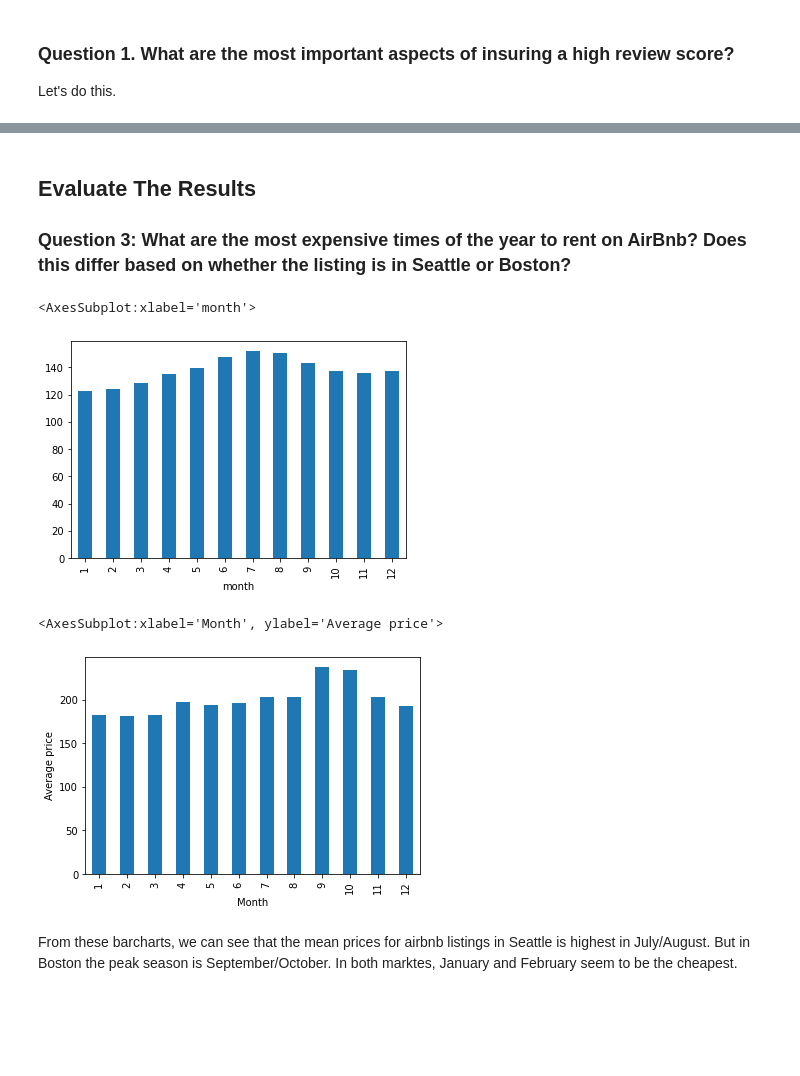
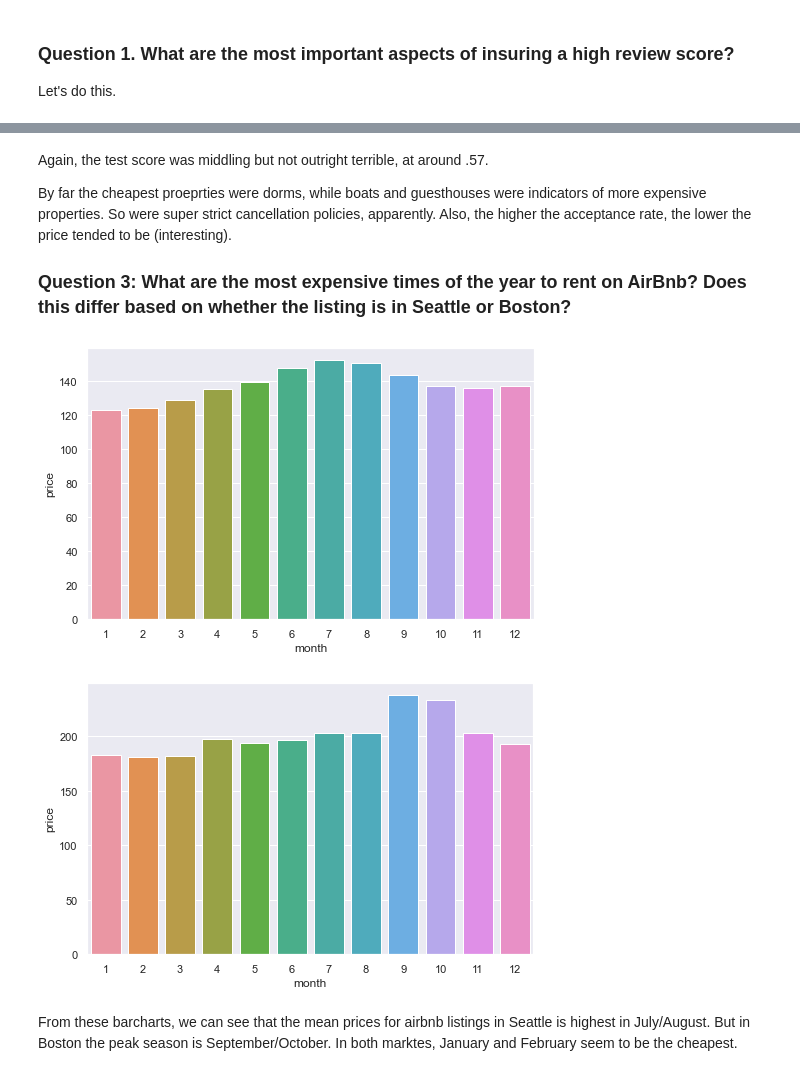
Before and after one commit to venknat/udacity-data-science, a Jupyter notebook: project1_blog_post/Udacity Making A Data Science Blog Post Project.ipynb, the cells around one changed output, grey strips where cells are left out. Drawn from its saved outputs; the diff is of its cells as text; code cells hidden in the pictures; blank space fills up the shorter version.

```diff
--- a/project1_blog_post/Udacity Making A Data Science Blog Post Project.ipynb
+++ b/project1_blog_post/Udacity Making A Data Science Blog Post Project.ipynb
@@ -782,0 +814,7 @@ We will not do any modeling for this question.  We will simply compare the mean
+# %%
+sns.set(rc={'figure.figsize':(8,5)})
+listings_data['property_type'] = listings_data['property_type'].fillna('Unknown')
+plot = sns.boxplot(x='property_type', y='review_scores_rating', data=listings_data, showfliers=False)
+plot.set_xticklabels(plot.get_xticklabels(), rotation=90)
+plot.figure.savefig("property_review.png")
+plt.show()
@@ -782,0 +876,6 @@ We will not do any modeling for this question.  We will simply compare the mean
+# %%
+sns.set(rc={'figure.figsize':(8,5)})
+plot = sns.boxplot(x='property_type', y='price', data=listings_data, showfliers=False)
+plot.set_xticklabels(plot.get_xticklabels(), rotation=90)
+plot.figure.savefig("price.png")
+plt.show()
@@ -783,22 +884,30 @@ We will not do any modeling for this question.  We will simply compare the mean
 # %% [markdown]
-## Evaluate The Results
+Again, the test score was middling but not outright terrible, at around .57.
+
+By far the cheapest proeprties were dorms, while boats and guesthouses were indicators of more expensive properties.
+So were super strict cancellation policies, apparently.  Also, the higher the acceptance rate, the lower the price
+tended to be (interesting).
 
 ### Question 3: What are the most expensive times of the year to rent on AirBnb? Does this differ based on whether the listing is in Seattle or Boston?
 # %%
 seattle_calendar_data = calendar_data[calendar_data['market'] == 'Seattle']
 boston_calendar_data = calendar_data[calendar_data['market'] == 'Boston']
 
-seattle_by_month = seattle_calendar_data.groupby(by=['month'])['price'].mean()
-seattle_by_month.plot.bar()
+seattle_by_month = seattle_calendar_data.groupby(by=['month'], as_index=False).mean()
+# boston_by_month.plot.bar(xlabel='Month', ylabel='Average price')
+plot = sns.barplot(x='month', y='price', data=seattle_by_month)
+plot.figure.savefig('seattle.png')
+plt.show()
 # %% [output]
-<AxesSubplot:xlabel='month'>
-[figure, old version]
+[figure, new version]
 # %%
-boston_by_month = boston_calendar_data.groupby(by=['month'])['price'].mean()
-boston_by_month.plot.bar(xlabel='Month', ylabel='Average price')
+boston_by_month = boston_calendar_data.groupby(by=['month'], as_index=False).mean()
+# boston_by_month.plot.bar(xlabel='Month', ylabel='Average price')
+plot = sns.barplot(x='month', y='price', data=boston_by_month)
+plot.figure.savefig('boston.png')
+plt.show()
 # %% [output]
-<AxesSubplot:xlabel='Month', ylabel='Average price'>
-[figure, old version]
+[figure, new version]
 # %% [markdown]
 From these barcharts, we can see that the mean prices for airbnb listings in Seattle is highest in July/August.
 But in Boston the peak season is September/October.  In both marktes, January and February seem to be the cheapest.
```
Also changed, not shown: parts of 26 cells of this notebook, 1 other file.
